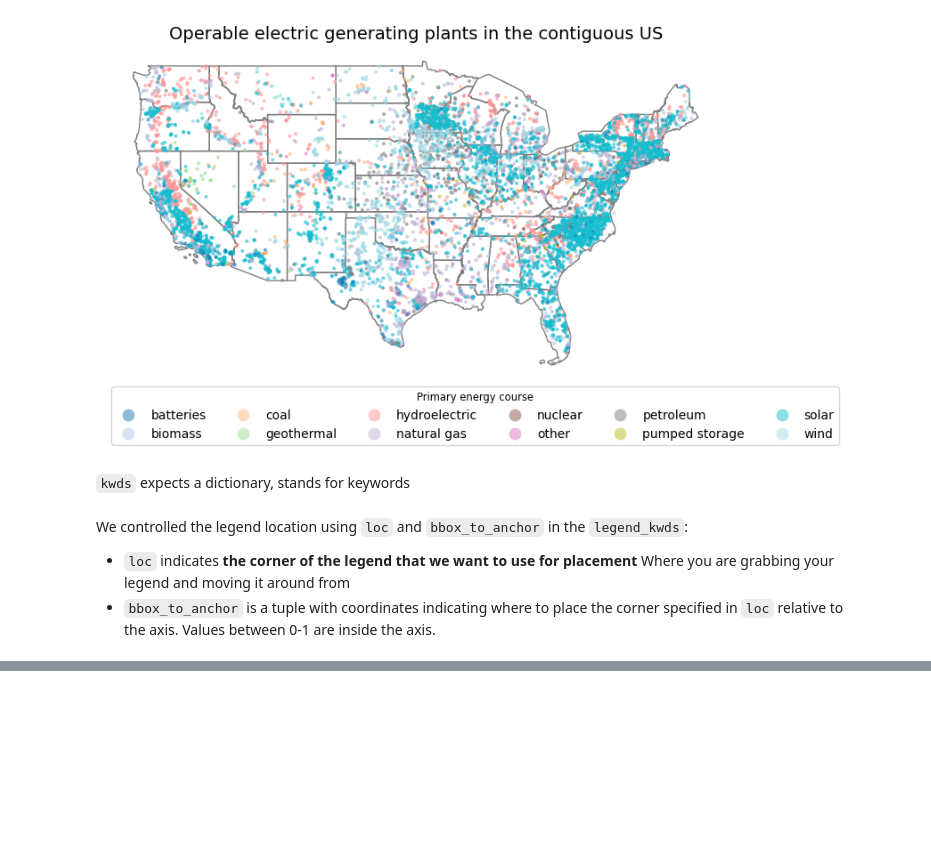
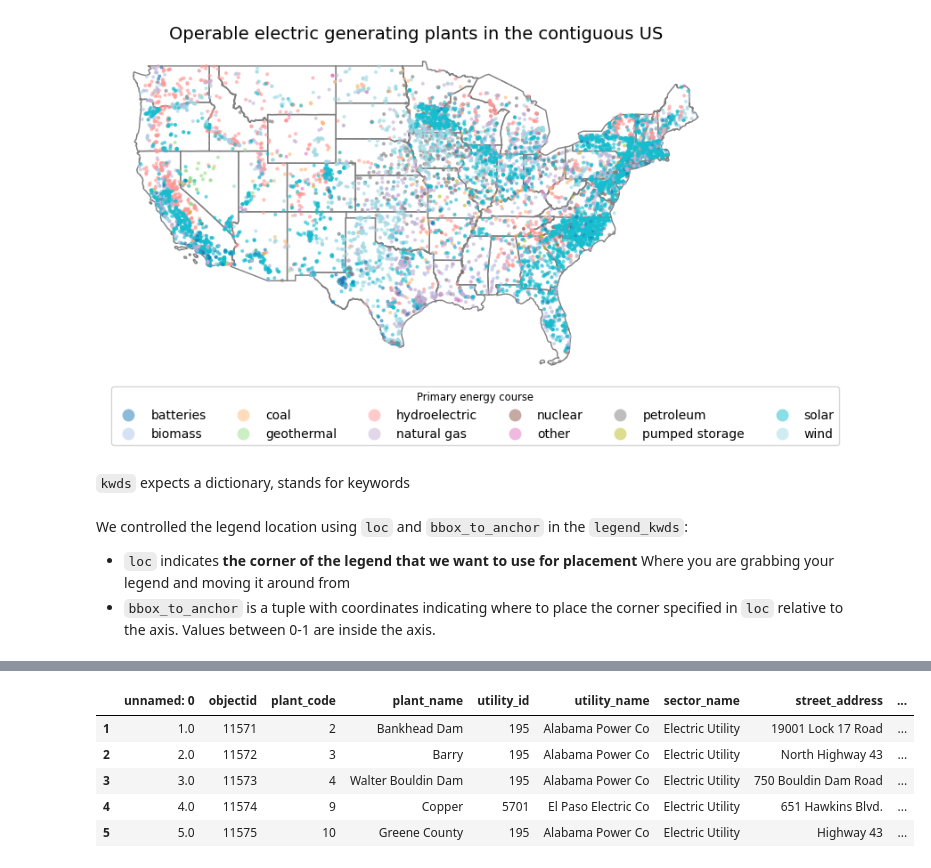
Before and after one commit to haylee360/eds220-2024-in-class, a Jupyter notebook: week5-csv-to-geodif.ipynb, the cells around one changed output, grey strips where cells are left out. Saved outputs shown, nothing was run; the diff lists cells and outputs as text; code cells hidden in the pictures; blank space fills up the shorter version.

```diff
--- a/week5-csv-to-geodif.ipynb
+++ b/week5-csv-to-geodif.ipynb
@@ -293,0 +362,9 @@ We controlled the legend location using `loc` and `bbox_to_anchor` in the `legen
+# %%
+power_plants.head()
+# %% [output]
+|  | unnamed: 0 | objectid | plant_code | plant_name | utility_id | utility_name | sector_name | street_address | ... |
+| 1 | 1.0 | 11571 | 2 | Bankhead Dam | 195 | Alabama Power Co | Electric Utility | 19001 Lock 17 Road | ... |
+| 2 | 2.0 | 11572 | 3 | Barry | 195 | Alabama Power Co | Electric Utility | North Highway 43 | ... |
+| 3 | 3.0 | 11573 | 4 | Walter Bouldin Dam | 195 | Alabama Power Co | Electric Utility | 750 Bouldin Dam Road | ... |
+| 4 | 4.0 | 11574 | 9 | Copper | 5701 | El Paso Electric Co | Electric Utility | 651 Hawkins Blvd. | ... |
+| 5 | 5.0 | 11575 | 10 | Greene County | 195 | Alabama Power Co | Electric Utility | Highway 43 | ... |
```
Also changed, not shown: parts of 27 cells of this notebook, 1 other file.
